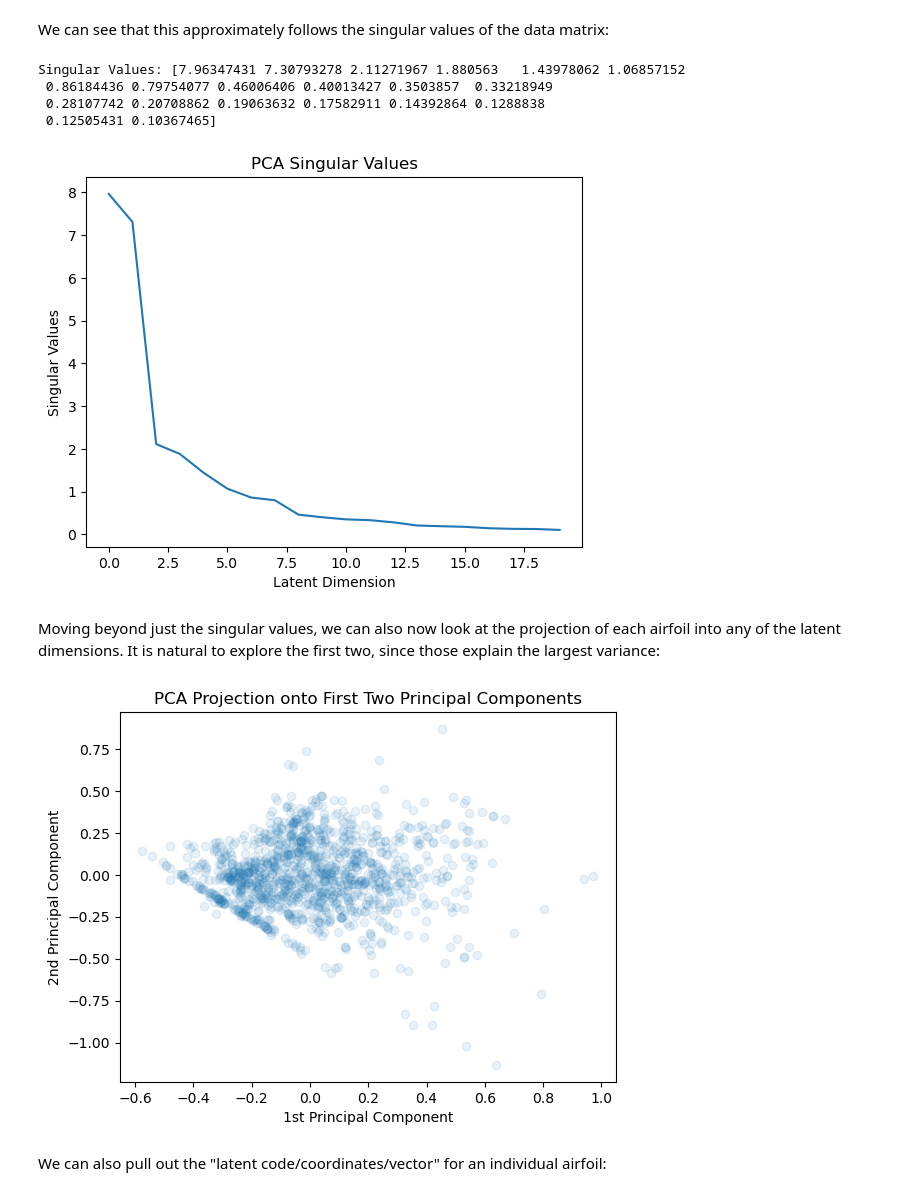
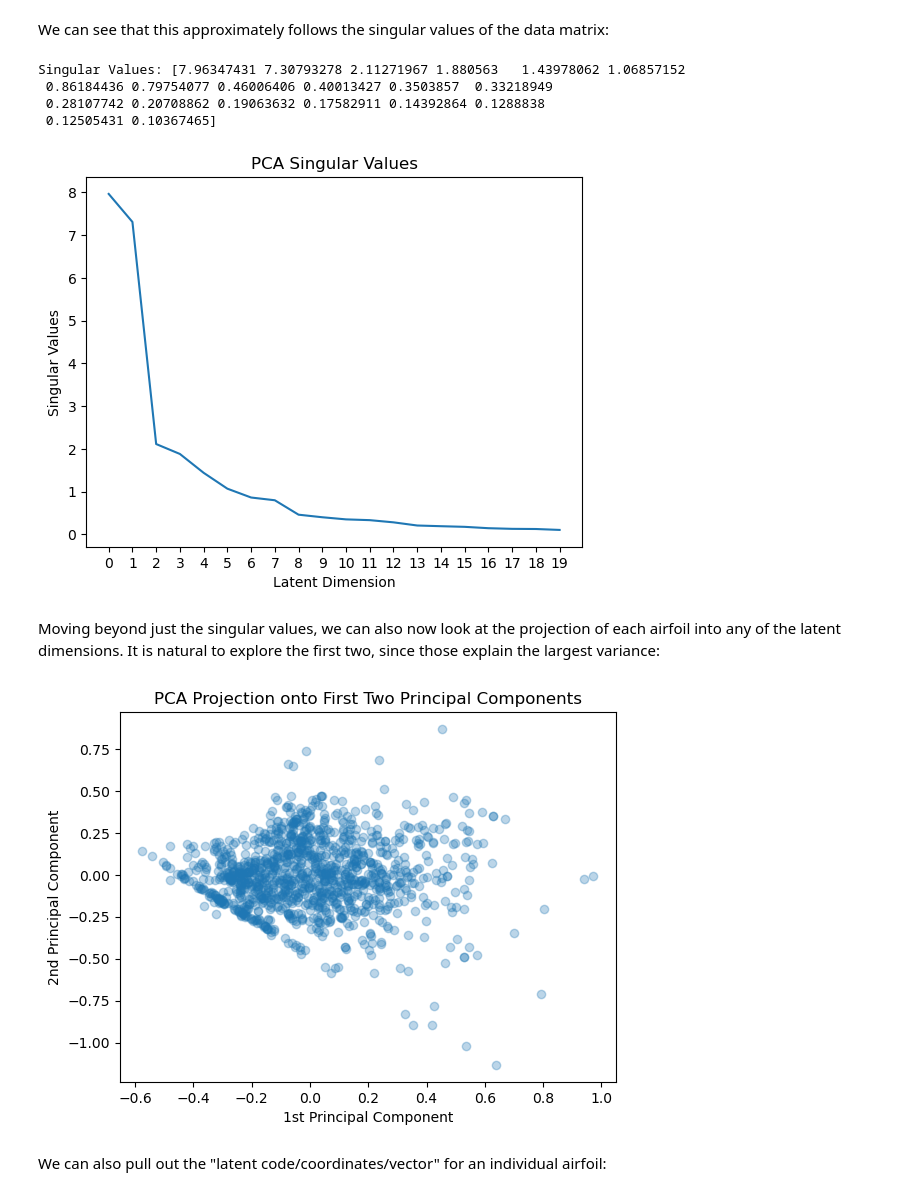
Before and after one commit to zui125/ML4ME_Textbook, a Jupyter notebook: part1/linear_decompositions.ipynb, the cells around one changed output. Drawn from its saved outputs; the diff is of its cells as text; code cells hidden in the pictures.

Commit message:
Updating Linear Decompositions notebook

```diff
--- a/part1/linear_decompositions.ipynb
+++ b/part1/linear_decompositions.ipynb
@@ -10,14 +31,9 @@ First, let's load some airfoil geometry coordinates, take a look at the shape of
 # %%
-#| code-fold: false
-data_fname = 'airfoil_interp.npy'
-data_fname = 'airfoil_interp_uniform.npy'
-X_airfoils = np.load(data_fname)
-
 # Reshape the matrix so that it is N by D
 # where D is the X and Y coordinates concantinated together
-make_matrix = lambda X: np.reshape(X, (X.shape[0], -1))
-make_airfoils = lambda X: X.reshape((X.shape[0], -1, 2))
-make_airfoil = lambda X: X.reshape((-1, 2))
+def make_matrix(X): return np.reshape(X, (X.shape[0], -1))
+def make_airfoils(X): return X.reshape((X.shape[0], -1, 2))
+def make_airfoil(X): return X.reshape((-1, 2))
 
 # Centering the airfoils
 X_airfoils[:,:,0] -= X_airfoils[:,:,0].mean()
@@ -31,7 +47,10 @@ N = X_airfoils.shape[0]
 split = int(N*test_split)
 X_train = X_airfoils[:split]
 
-airfoil_id = 200
+#### You can select a different Airfoil here if you want:
+airfoil_id = 0
+#####################
+
 plt.figure()
 plt.scatter(X_airfoils[airfoil_id,:,0],
             X_airfoils[airfoil_id,:,1])
@@ -72,9 +87,0 @@ Now let's demonstrate how to use various dimension reduction algorithms on this
-# %%
-from sklearn import decomposition
-
-# Number of Components
-n_components = 20
-print("Number of Target Latent Components:",n_components)
-estimator = decomposition.PCA(n_components=n_components)
-estimator.fit(data)
-components_ = estimator.components_
@@ -83,2 +105,12 @@ Number of Target Latent Components: 20
+# %%
+#| code-fold: false
+from sklearn import decomposition
+
+# We can set the maximum number of components that we want to truncate to
+# Or can just leave it as None to get all components
+n_components = 20
+estimator = decomposition.PCA(n_components=n_components)
+Z_pca = estimator.fit_transform(data)
+components_ = estimator.components_
 # %% [markdown]
 We see that we now possess a matrix (i.e., linear operator) that goes from the target 20 components/dimensions back to the original 382 dimensions.
@@ -135,6 +225,7 @@ plt.figure()
 plt.plot(estimator.singular_values_)
 plt.ylabel("Singular Values")
 plt.xlabel("Latent Dimension")
+plt.xticks(np.arange(n_components))
 plt.title("PCA Singular Values")
 plt.show()
 # %% [output]
@@ -142,19 +233,19 @@ Singular Values: [7.96347431 7.30793278 2.11271967 1.880563   1.43978062 1.06857
  0.86184436 0.79754077 0.46006406 0.40013427 0.3503857  0.33218949
  0.28107742 0.20708862 0.19063632 0.17582911 0.14392864 0.1288838
  0.12505431 0.10367465]
-[figure, old version]
+[figure, new version]
 # %% [markdown]
 Moving beyond just the singular values, we can also now look at the projection of each airfoil into any of the latent dimensions. It is natural to explore the first two, since those explain the largest variance:
 # %%
 z = estimator.transform(data)
 plt.figure()
-plt.scatter(z[:,0],z[:,1],alpha=0.1)
+plt.scatter(z[:,0],z[:,1],alpha=0.3)
 plt.xlabel("1st Principal Component")
 plt.ylabel("2nd Principal Component")
 plt.title("PCA Projection onto First Two Principal Components")
 plt.show()
 # %% [output]
-[figure, old version]
+[figure, new version]
 # %% [markdown]
 We can also pull out the "latent code/coordinates/vector" for an individual airfoil:
 # %%
```
Also changed, not shown: parts of 49 cells of this notebook.
